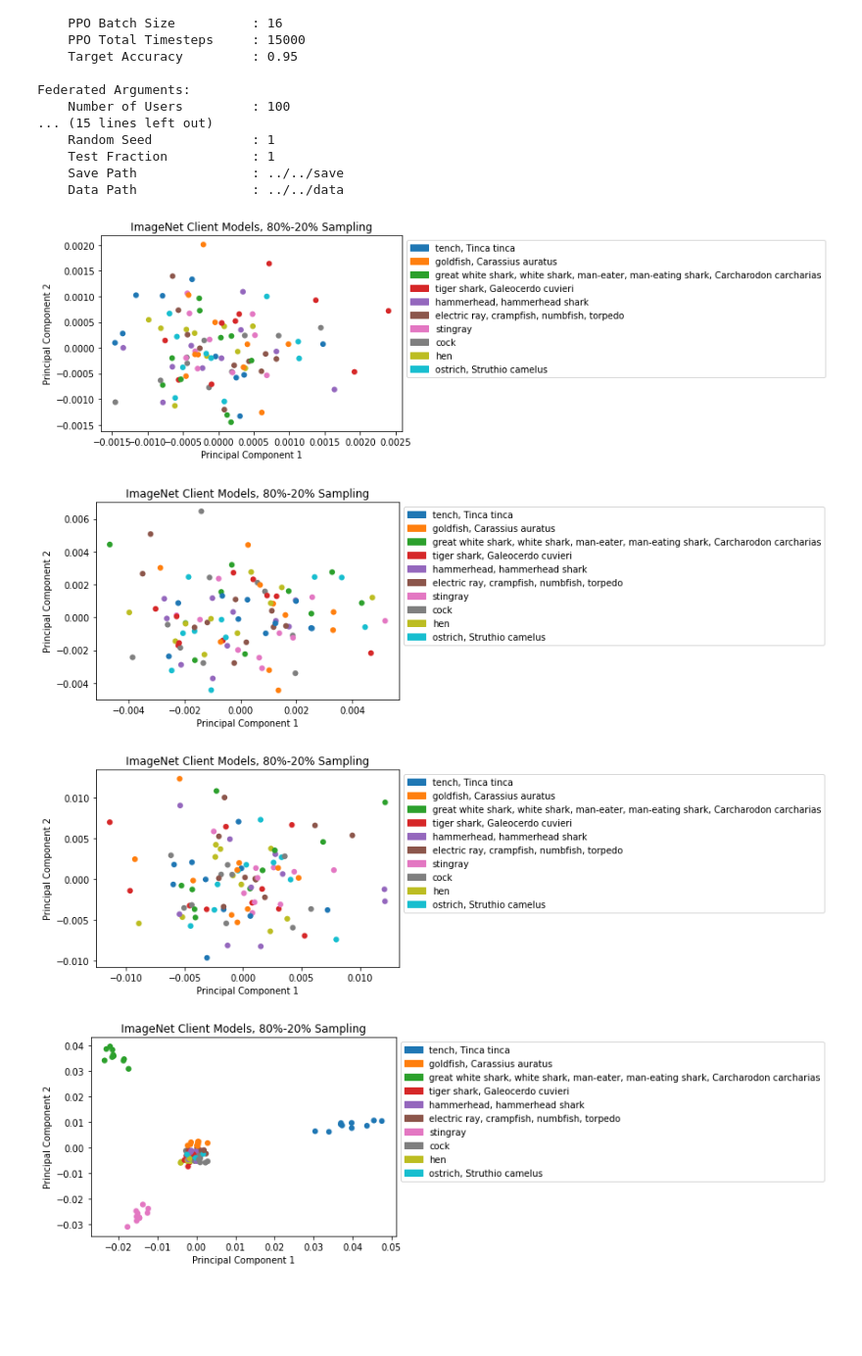
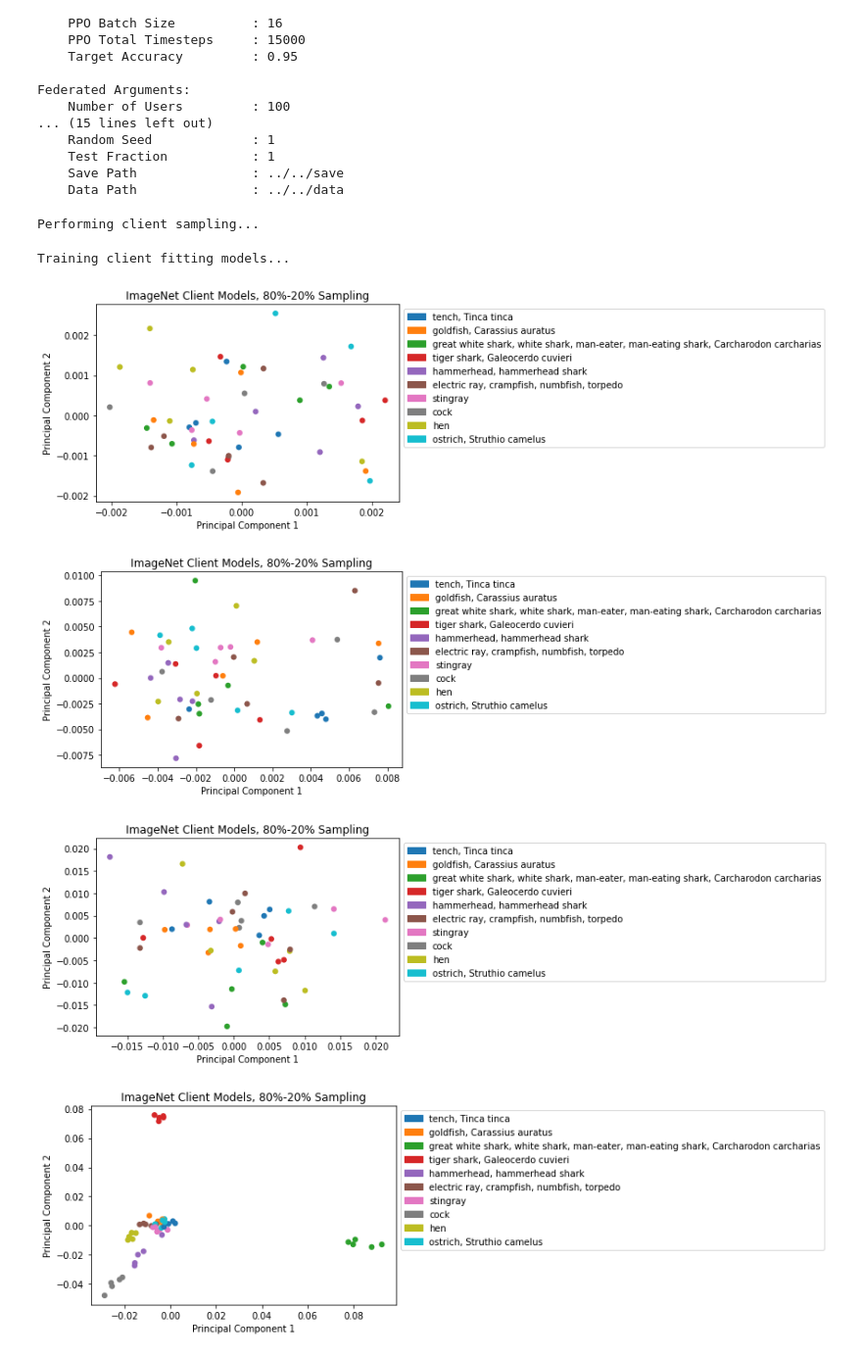
Before and after one commit to dariodematties/Self_Supervised_Federated_Learning, a Jupyter notebook: src/experiments_pca_visualization.ipynb, the cells around one changed output. Shown: that part at 98% size. Saved outputs shown, nothing was run; the diff lists cells and outputs as text; code cells hidden in the pictures; blank space fills up the shorter version.

Commit message:
updated sampling API

```diff
--- a/src/experiments_pca_visualization.ipynb
+++ b/src/experiments_pca_visualization.ipynb
@@ -56,9 +56,9 @@ def train_local_models(dataset, arch, sampling_type, save_layers=None, supervisi
     local_models = [copy.deepcopy(base_model) for _ in range(args.num_users)]
 
     if sampling_type == "dominant_label":
-        dict_users = dominant_label_sampling(train_dataset, num_users=args.num_users, num_samples=None if dataset == "imagenet" else 50_000, num_dominant_labels=10, gamma=0.8, print_labels=False)
+        dict_users = dominant_label_sampling(train_dataset, num_users=args.num_users, sample_ratio=0.01 if dataset == "imagenet" else 0.8, num_dominant_labels=10, gamma=0.8, print_labels=False)
     if sampling_type == "dirichlet":
-        dict_users = dirichlet_sampling(train_dataset, num_users=args.num_users, num_samples=30_000, alpha=0.2, print_labels=False)
+        dict_users = dirichlet_sampling(train_dataset, num_users=args.num_users, sample_ratio=0.6, alpha=0.2, print_labels=False)
 
     print("Training client fitting models...")
     user_params = []
@@ -168,13 +168,16 @@ user_params, user_labels = train_local_models("mnist", "autoencoder", "dominant_
 plot_pca("mnist", "dominant_label", user_params, user_labels, "Autoencoder")
 # %%
 args.local_ep = 1
-# user_params, user_labels = train_local_models("imagenet", "resnet", "dominant_label", save_layers=["conv1", "layer1", "layer2", "layer3", "layer4"])
+args.num_users = 50
+user_params, user_labels = train_local_models("imagenet", "resnet", "dominant_label", save_layers=["conv1", "layer1", "layer2", "layer3", "layer4"])
 for i in range(5):
     params = [param[i] for param in user_params]
     plot_pca("imagenet", "dominant_label", params, user_labels)
     plt.show()
 # %% [output]
+Performing client sampling...
+Training client fitting models...
-[figure, old version]
+[figure, new version]
-[figure, old version]
+[figure, new version]
-[figure, old version]
+[figure, new version]
-[figure, old version]
+[figure, new version]
```
Also changed, not shown: parts of 2 cells of this notebook, 1 other file.
